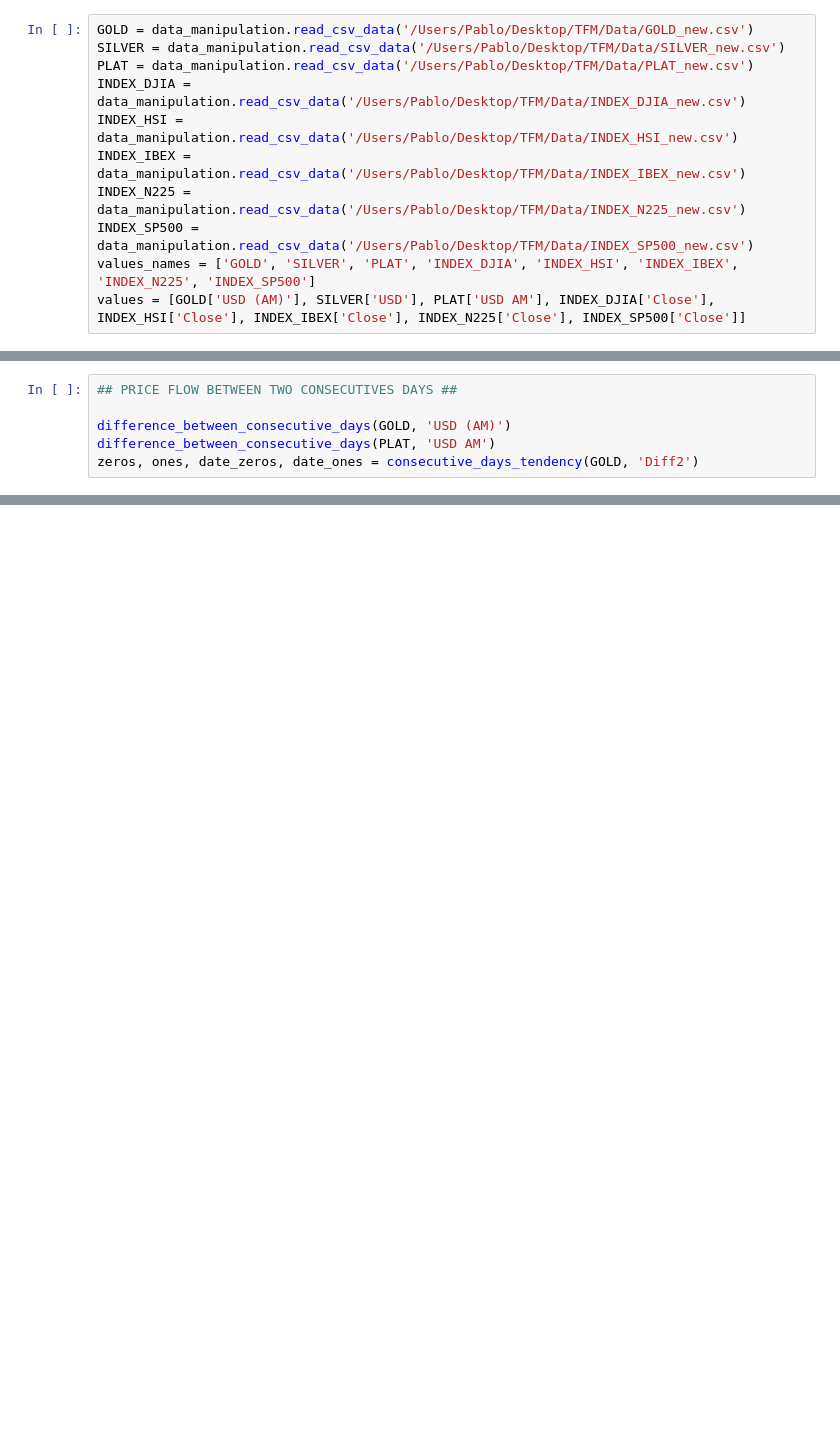
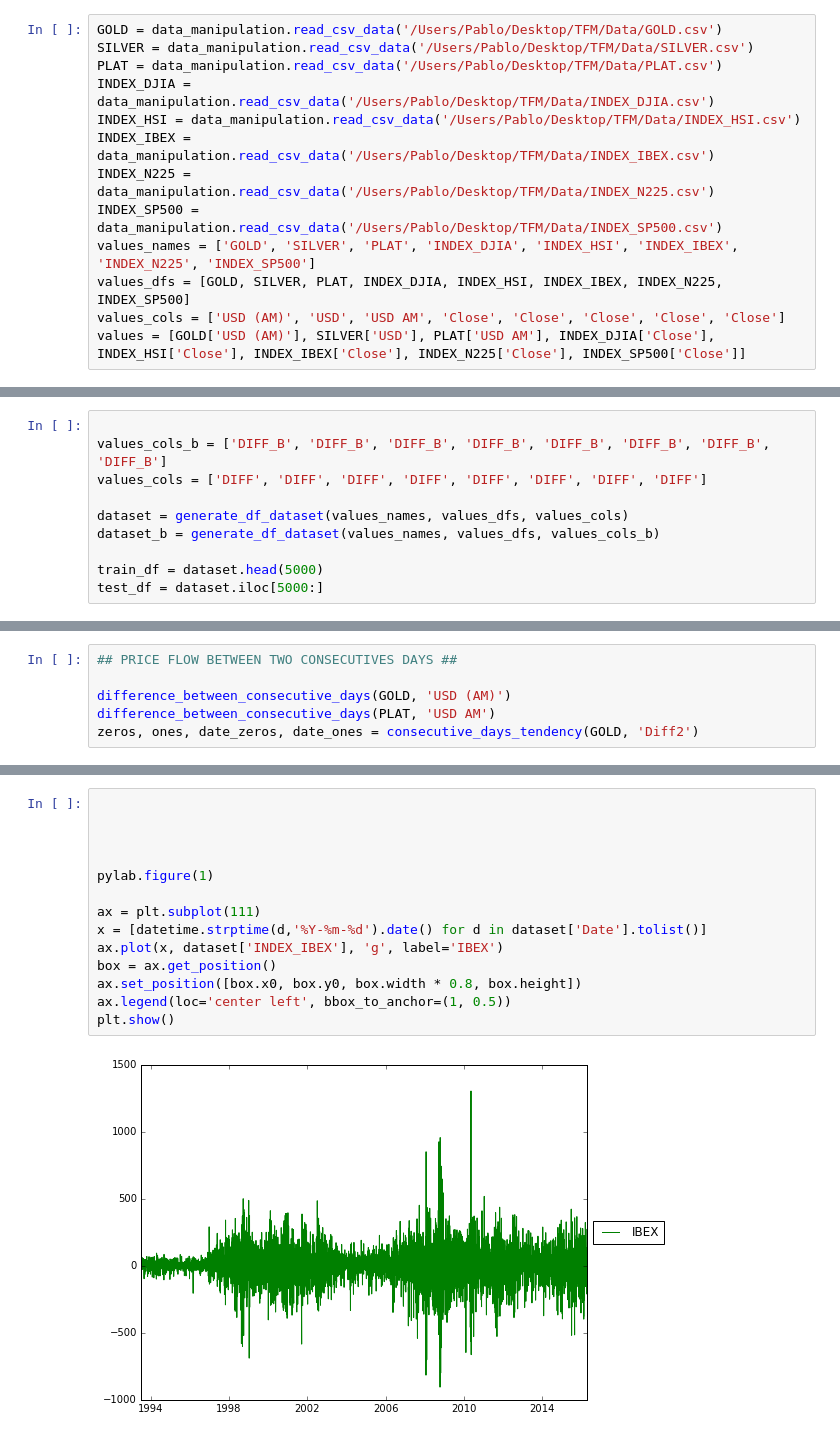
Before and after one commit to pablovicente/stock-index-prediction, a Jupyter notebook: Data_Analysis.ipynb, the cells around one changed output, grey strips where cells are left out. Drawn from its saved outputs; the diff is of its cells as text; blank space fills up the shorter version.

Commit message:
Prediction with integer values

```diff
--- a/Data_Analysis.ipynb
+++ b/Data_Analysis.ipynb
@@ -22,11 +28,13 @@ from os.path import isfile, join
 # %%
-GOLD = data_manipulation.read_csv_data('/Users/Pablo/Desktop/TFM/Data/GOLD_new.csv')
-SILVER = data_manipulation.read_csv_data('/Users/Pablo/Desktop/TFM/Data/SILVER_new.csv')
-PLAT = data_manipulation.read_csv_data('/Users/Pablo/Desktop/TFM/Data/PLAT_new.csv')
-INDEX_DJIA = data_manipulation.read_csv_data('/Users/Pablo/Desktop/TFM/Data/INDEX_DJIA_new.csv')
-INDEX_HSI = data_manipulation.read_csv_data('/Users/Pablo/Desktop/TFM/Data/INDEX_HSI_new.csv')
-INDEX_IBEX = data_manipulation.read_csv_data('/Users/Pablo/Desktop/TFM/Data/INDEX_IBEX_new.csv')
-INDEX_N225 = data_manipulation.read_csv_data('/Users/Pablo/Desktop/TFM/Data/INDEX_N225_new.csv')
-INDEX_SP500 = data_manipulation.read_csv_data('/Users/Pablo/Desktop/TFM/Data/INDEX_SP500_new.csv')
+GOLD = data_manipulation.read_csv_data('/Users/Pablo/Desktop/TFM/Data/GOLD.csv')
+SILVER = data_manipulation.read_csv_data('/Users/Pablo/Desktop/TFM/Data/SILVER.csv')
+PLAT = data_manipulation.read_csv_data('/Users/Pablo/Desktop/TFM/Data/PLAT.csv')
+INDEX_DJIA = data_manipulation.read_csv_data('/Users/Pablo/Desktop/TFM/Data/INDEX_DJIA.csv')
+INDEX_HSI = data_manipulation.read_csv_data('/Users/Pablo/Desktop/TFM/Data/INDEX_HSI.csv')
+INDEX_IBEX = data_manipulation.read_csv_data('/Users/Pablo/Desktop/TFM/Data/INDEX_IBEX.csv')
+INDEX_N225 = data_manipulation.read_csv_data('/Users/Pablo/Desktop/TFM/Data/INDEX_N225.csv')
+INDEX_SP500 = data_manipulation.read_csv_data('/Users/Pablo/Desktop/TFM/Data/INDEX_SP500.csv')
 values_names = ['GOLD', 'SILVER', 'PLAT', 'INDEX_DJIA', 'INDEX_HSI', 'INDEX_IBEX', 'INDEX_N225', 'INDEX_SP500']
+values_dfs = [GOLD, SILVER, PLAT, INDEX_DJIA, INDEX_HSI, INDEX_IBEX, INDEX_N225, INDEX_SP500]
+values_cols = ['USD (AM)', 'USD', 'USD AM', 'Close', 'Close', 'Close', 'Close', 'Close']
 values = [GOLD['USD (AM)'], SILVER['USD'], PLAT['USD AM'], INDEX_DJIA['Close'], INDEX_HSI['Close'], INDEX_IBEX['Close'], INDEX_N225['Close'], INDEX_SP500['Close']]
@@ -181,0 +86,10 @@ def consecutive_days_tendency(df, colname):
+# %%
+
+values_cols_b = ['DIFF_B', 'DIFF_B', 'DIFF_B', 'DIFF_B', 'DIFF_B', 'DIFF_B', 'DIFF_B', 'DIFF_B']
+values_cols = ['DIFF', 'DIFF', 'DIFF', 'DIFF', 'DIFF', 'DIFF', 'DIFF', 'DIFF']
+
+dataset = generate_df_dataset(values_names, values_dfs, values_cols)
+dataset_b = generate_df_dataset(values_names, values_dfs, values_cols_b)
+
+train_df = dataset.head(5000)
+test_df = dataset.iloc[5000:]
@@ -192,0 +161,16 @@ rfc.predict(testX)
+# %%
+
+
+
+
+pylab.figure(1)
+
+ax = plt.subplot(111)
+x = [datetime.strptime(d,'%Y-%m-%d').date() for d in dataset['Date'].tolist()]
+ax.plot(x, dataset['INDEX_IBEX'], 'g', label='IBEX')
+box = ax.get_position()
+ax.set_position([box.x0, box.y0, box.width * 0.8, box.height])
+ax.legend(loc='center left', bbox_to_anchor=(1, 0.5))
+plt.show()
+# %% [output]
+[figure, added]
```
Also changed, not shown: parts of 19 cells of this notebook, 10 other files.
